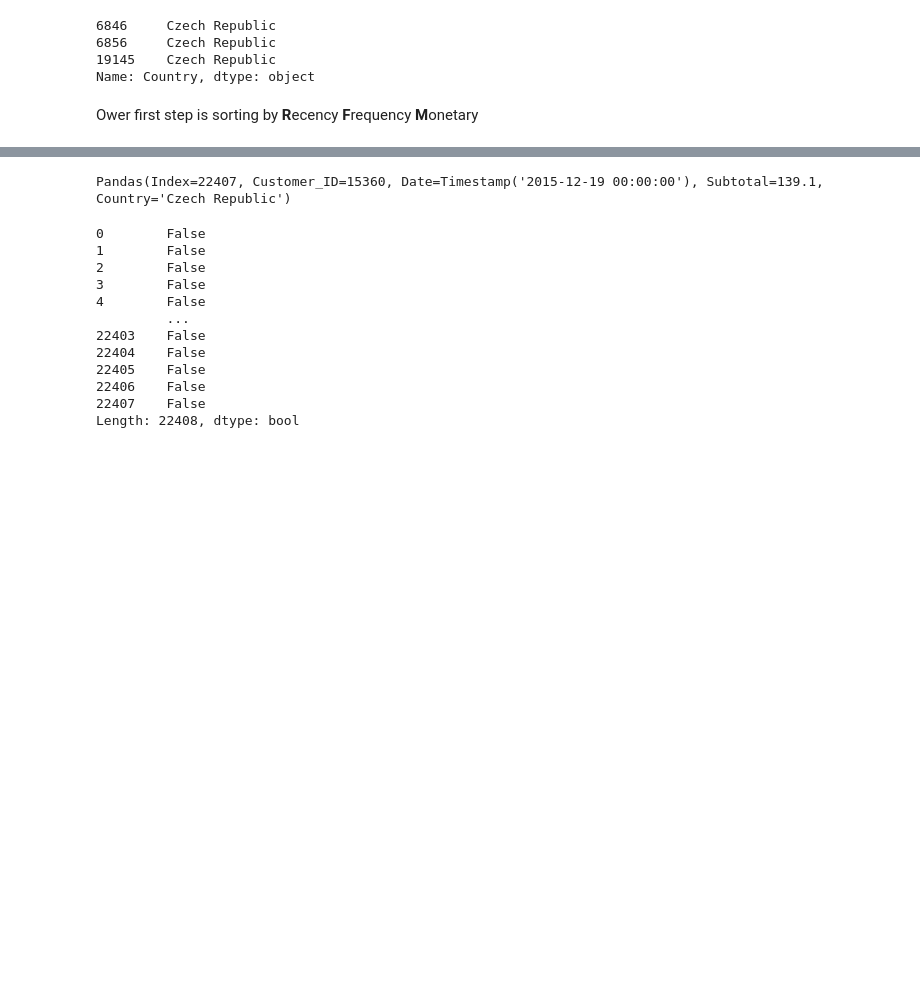
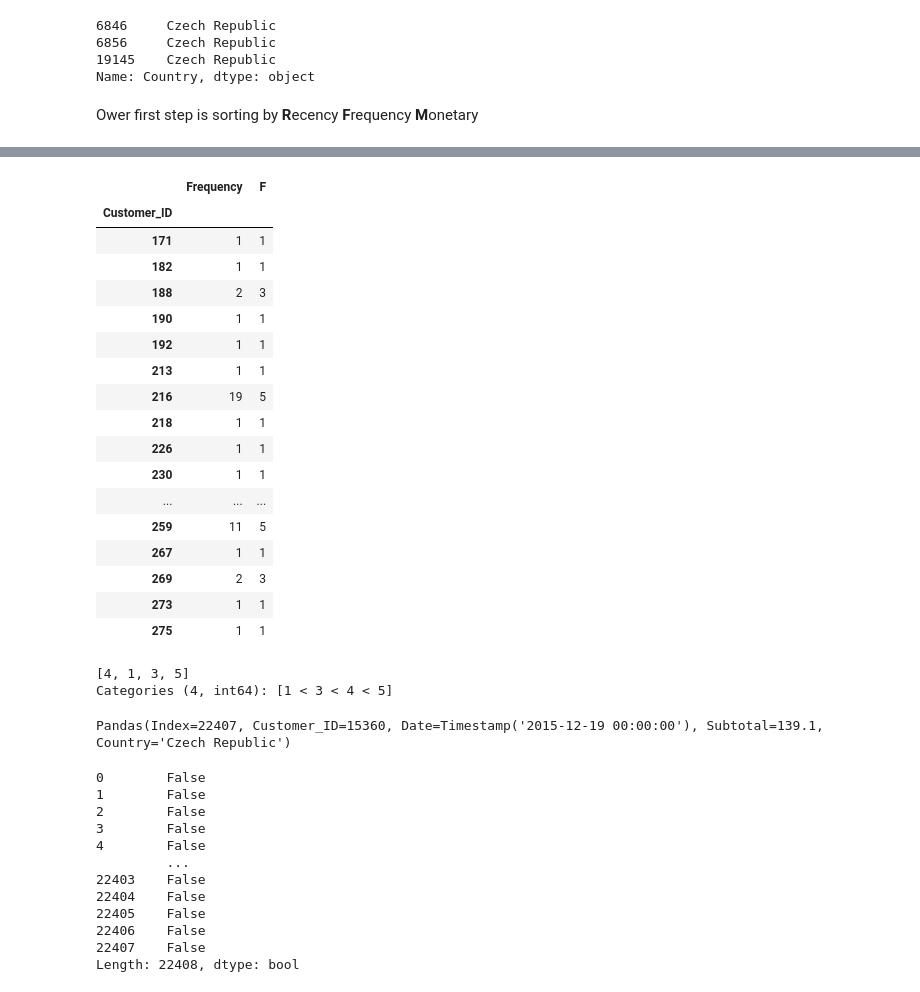
Before and after one commit to ExitNot/Data_Mining-BIE-VZD, a Jupyter notebook: 03/homework_03_B201.ipynb, the cells around one changed output, grey strips where cells are left out. Cells and saved outputs as stored; diff of their text form; code cells hidden in the pictures; blank space fills up the shorter version.

```diff
--- a/03/homework_03_B201.ipynb
+++ b/03/homework_03_B201.ipynb
@@ -142,3 +206,36 @@ rfm.rename(columns={'Date':'Recency',
+# %%
+rfm['F'] = pd.cut(rfm['Frequency'].rank(method='max'), bins=5, labels=range(1, 6))
+# rfm['F'] = rfm['Frequency']/9
+# rfm['F'] = rfm['F'].astype(int)
+
+
+# monetary = pd.qcut(rfm['Monetary'], q=5, labels=[1, 2, 3, 4, 5])
+# %%
+rfm[['Frequency', 'F']][30:50]
+# %% [output]
+|  | Frequency | F |
+| Customer_ID |  |  |
+| 171 | 1 | 1 |
+| 182 | 1 | 1 |
+| 188 | 2 | 3 |
+| 190 | 1 | 1 |
+| 192 | 1 | 1 |
+| 213 | 1 | 1 |
+| 216 | 19 | 5 |
+| 218 | 1 | 1 |
+| 226 | 1 | 1 |
+| 230 | 1 | 1 |
+| ... | ... | ... |
+| 259 | 11 | 5 |
+| 267 | 1 | 1 |
+| 269 | 2 | 3 |
+| 273 | 1 | 1 |
+| 275 | 1 | 1 |
+# %%
+rfm['F'].unique()
+# %% [output]
+[4, 1, 3, 5]
+Categories (4, int64): [1 < 3 < 4 < 5]
 # %%
 cust_df = pd.DataFrame(columns={'Customer_ID', 'Recency'})
 for row in df.itertuples():
```
Also changed, not shown: parts of 8 cells of this notebook.
